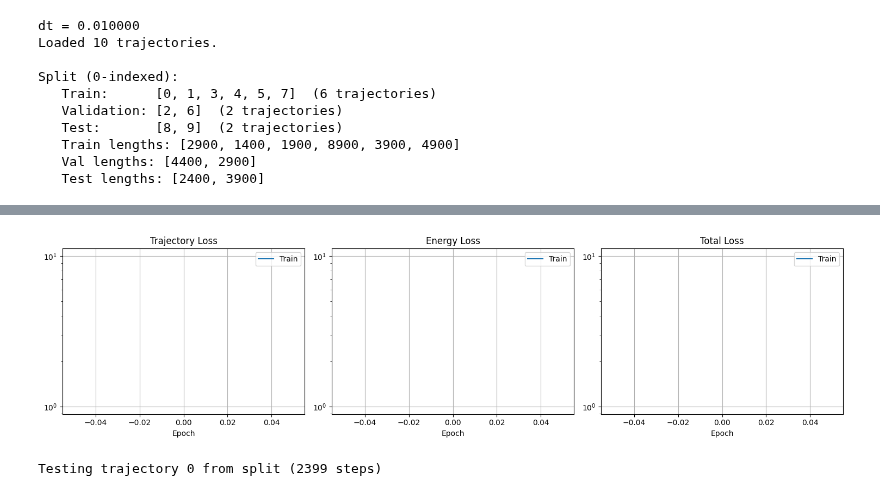
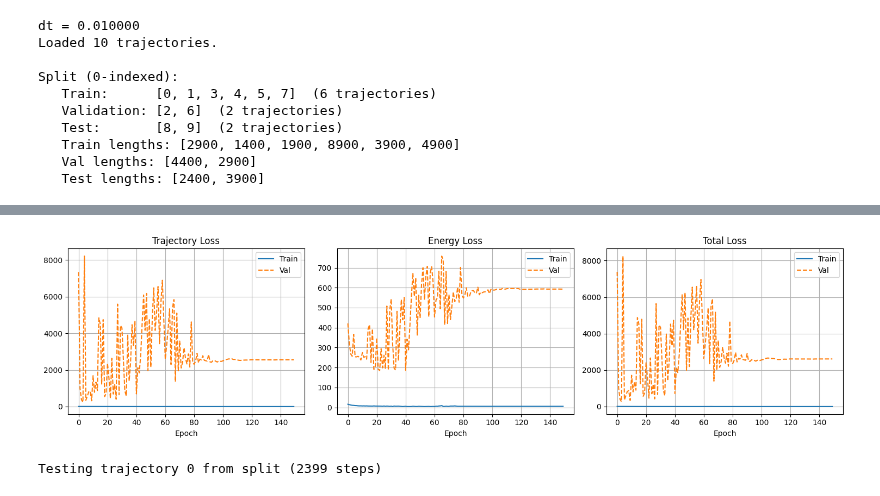
Before and after one commit to larshof1997/Master-Research-Project, a Jupyter notebook: Python Code/HNNs_momentum_transformation_quanser_windowed.ipynb, the cells around one changed output, grey strips where cells are left out. Saved outputs shown, nothing was run; the diff lists cells and outputs as text; code cells hidden in the pictures.

Commit message:
plotting

```diff
--- a/Python Code/HNNs_momentum_transformation_quanser_windowed.ipynb
+++ b/Python Code/HNNs_momentum_transformation_quanser_windowed.ipynb
@@ -1243,39 +1212,39 @@ Validation seq_len = 2899 (from run lengths)
 # %%
 plt.figure(figsize=(15,4))
 
 epochs_axis = range(len(train_q_loss))
 
 plt.subplot(1,3,1)
 plt.plot(epochs_axis, train_q_loss, label="Train")
-# plt.plot(epochs_axis, val_q_loss, '--', label="Val")
-plt.yscale("log")
+plt.plot(epochs_axis, val_q_loss, '--', label="Val")
+# plt.yscale("log")
 plt.title("Trajectory Loss")
 plt.xlabel("Epoch")
 plt.grid(True)
 plt.legend()
 
 plt.subplot(1,3,2)
 plt.plot(epochs_axis, train_qdot_loss, label="Train")
-# plt.plot(epochs_axis, val_loss_energy, '--', label="Val")
-plt.yscale("log")
+plt.plot(epochs_axis, val_qdot_loss, '--', label="Val")
+# plt.yscale("log")
 plt.title("Energy Loss")
 plt.xlabel("Epoch")
 plt.grid(True)
 plt.legend()
 
 plt.subplot(1,3,3)
 plt.plot(epochs_axis, train_total_loss, label="Train")
-# plt.plot(epochs_axis, val_total_loss, '--', label="Val")
-plt.yscale("log")
+plt.plot(epochs_axis, val_total_loss, '--', label="Val")
+# plt.yscale("log")
 plt.title("Total Loss")
 plt.xlabel("Epoch")
 plt.grid(True)
 plt.legend()
 
 plt.tight_layout()
 plt.show()
 # %% [output]
-[figure, old version]
+[figure, new version]
 # %%
 # -------------------------------------------------
 # Which split and which trajectory within it to test
```
Also changed, not shown: parts of 6 cells of this notebook, 59 other files.
